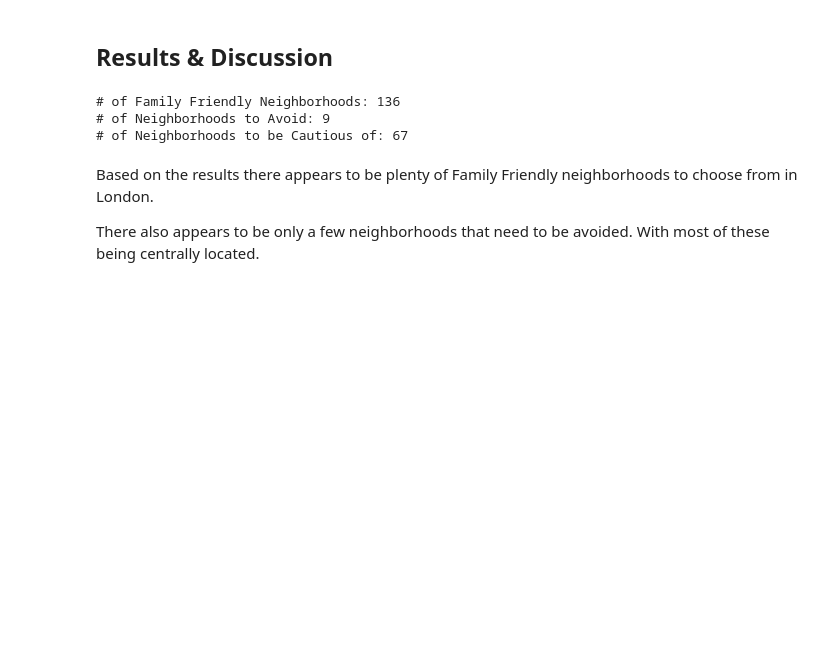
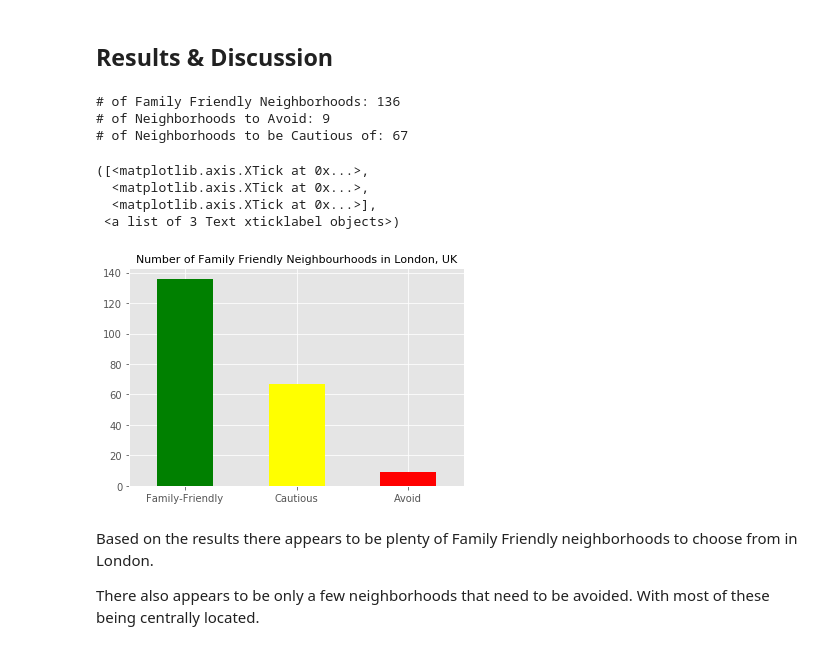
Before and after one commit to kristy1620/Coursera_Capstone, a Jupyter notebook: Family Friendly Neighbourhoods in London.ipynb, the cells around one changed output. Cells and saved outputs as stored; diff of their text form; code cells hidden in the pictures; blank space fills up the shorter version.

```diff
--- a/Family Friendly Neighbourhoods in London.ipynb
+++ b/Family Friendly Neighbourhoods in London.ipynb
@@ -40,8 +39,10 @@ Kid-friendly Venues data will be obtained by using **Foursquare API** and the to
 # %%
 import numpy as np
 import pandas as pd
+%matplotlib inline
+import matplotlib as mpl
 import matplotlib.pyplot as plt
-%matplotlib inline
+mpl.style.use(['ggplot'])
 import requests
 import json
 from geopy.geocoders import Nominatim
@@ -731,6 +732,17 @@ print( '# of Neighborhoods to be Cautious of: ' + str(len(Neighborhoods_Caut)))
 # of Family Friendly Neighborhoods: 136
 # of Neighborhoods to Avoid: 9
 # of Neighborhoods to be Cautious of: 67
+# %%
+#Box plot of above data
+crime_grp['Cluster_Labels'].value_counts().plot(kind = 'bar', color =['green', 'yellow', 'red'])
+plt.title('Number of Family Friendly Neighbourhoods in London, UK', fontsize = 11)
+plt.xticks(np.arange(3), ('Family-Friendly', 'Cautious', 'Avoid'), rotation = 'horizontal')
+# %% [output]
+([<matplotlib.axis.XTick at 0x...>,
+  <matplotlib.axis.XTick at 0x...>,
+  <matplotlib.axis.XTick at 0x...>],
+ <a list of 3 Text xticklabel objects>)
+[figure, added]
 # %% [markdown]
 Based on the results there appears to be plenty of Family Friendly neighborhoods to choose from in London.
 
```
Also changed, not shown: parts of 6 cells of this notebook.
